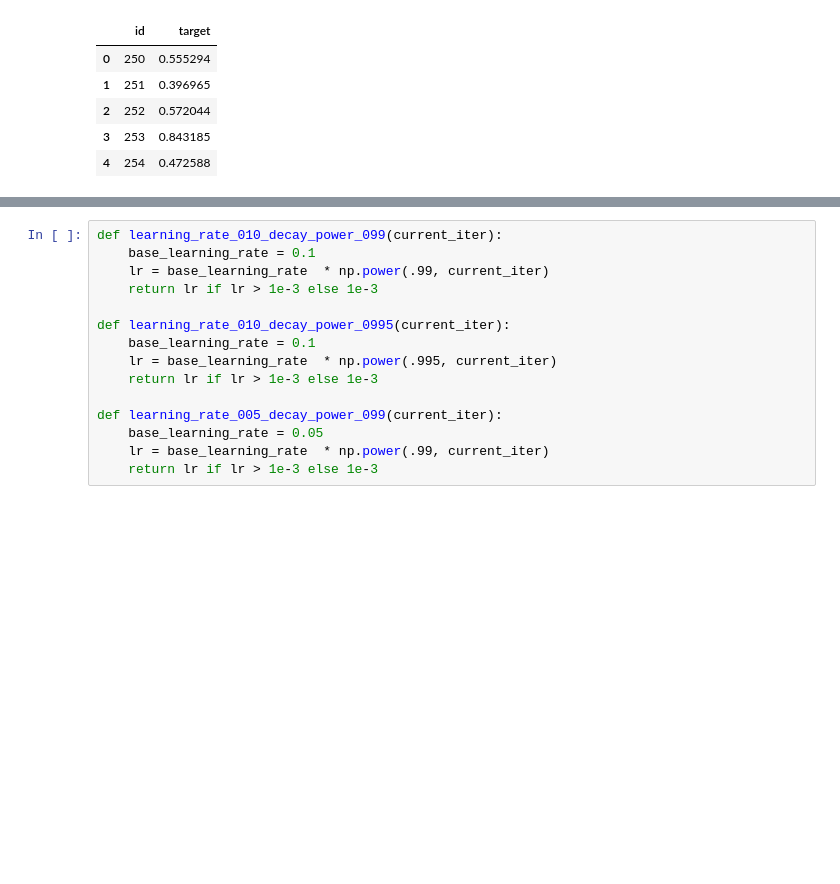
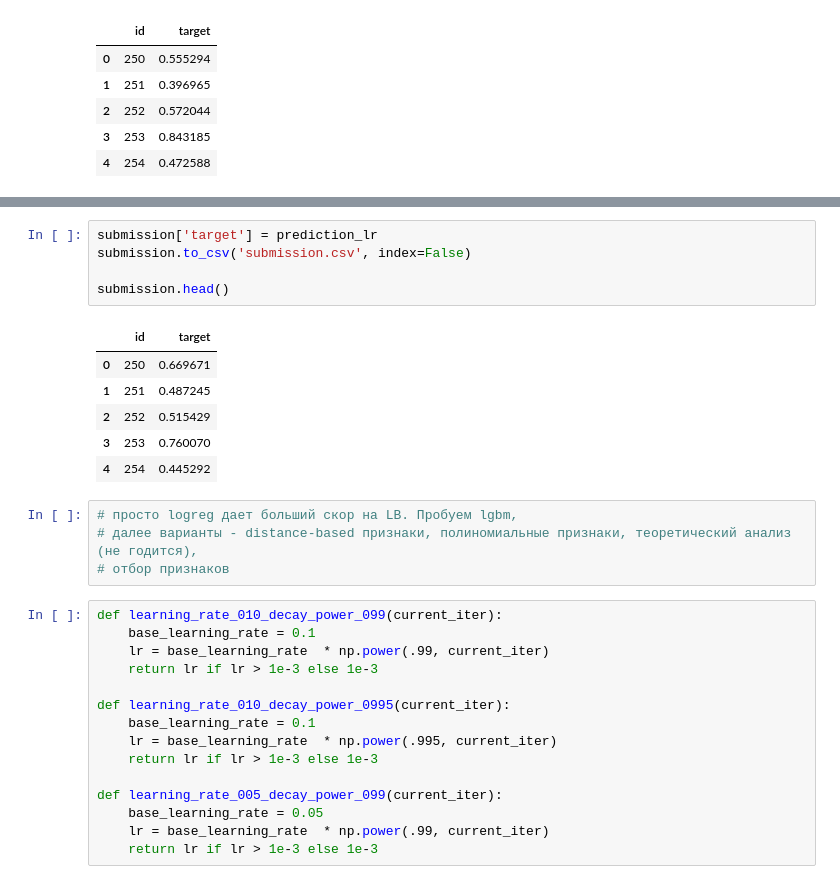
Before and after one commit to HQuality/Kagglez, a Jupyter notebook: Dont Overfit! II/Untitled.ipynb, the cells around one changed output, grey strips where cells are left out. Drawn from its saved outputs; the diff is of its cells as text; blank space fills up the shorter version.

```diff
--- a/Dont Overfit! II/Untitled.ipynb
+++ b/Dont Overfit! II/Untitled.ipynb
@@ -469,3 +474,19 @@ plt.hist ((prediction_lr+prediction_svc/2)
+# %%
+submission['target'] = prediction_lr
+submission.to_csv('submission.csv', index=False)
+
+submission.head()
+# %% [output]
+|  | id | target |
+| 0 | 250 | 0.669671 |
+| 1 | 251 | 0.487245 |
+| 2 | 252 | 0.515429 |
+| 3 | 253 | 0.760070 |
+| 4 | 254 | 0.445292 |
+# %%
+# просто logreg дает больший скор на LB. Пробуем lgbm,
+# далее варианты - distance-based признаки, полиномиальные признаки, теоретический анализ (не годится),
+# отбор признаков
 # %%
 def learning_rate_010_decay_power_099(current_iter):
     base_learning_rate = 0.1
```
Also changed, not shown: parts of 8 cells of this notebook, 1 other file.
